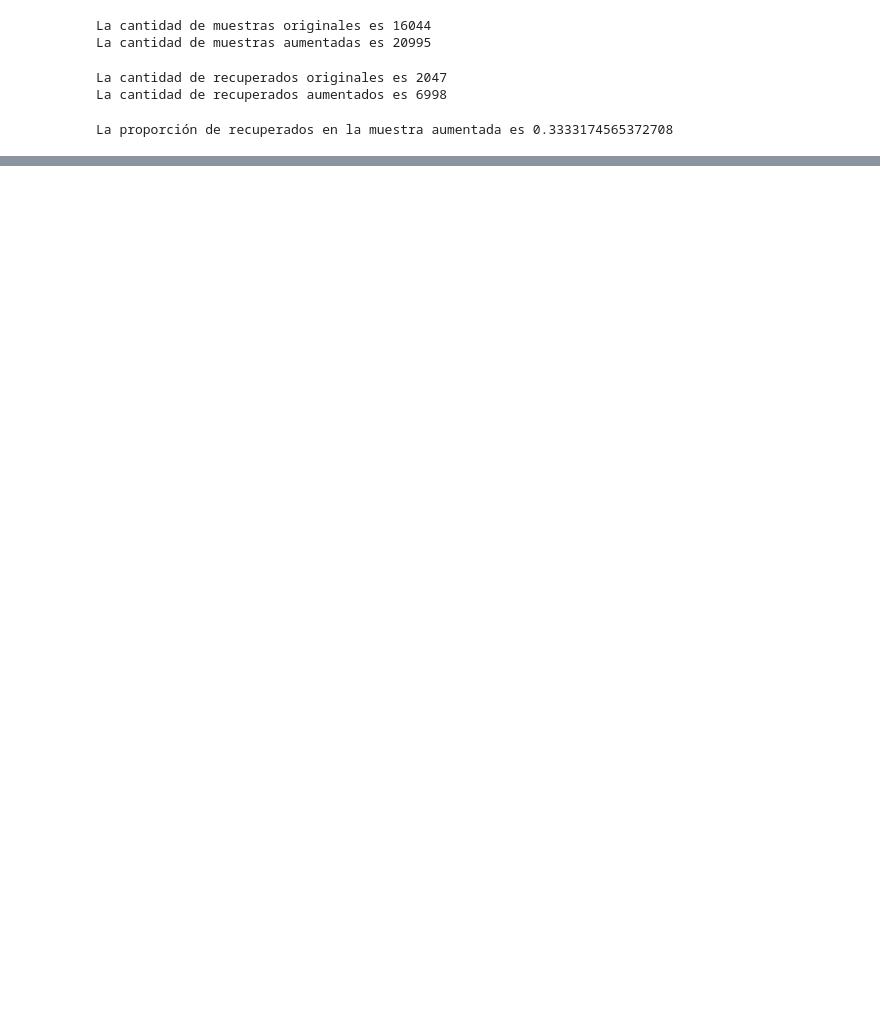
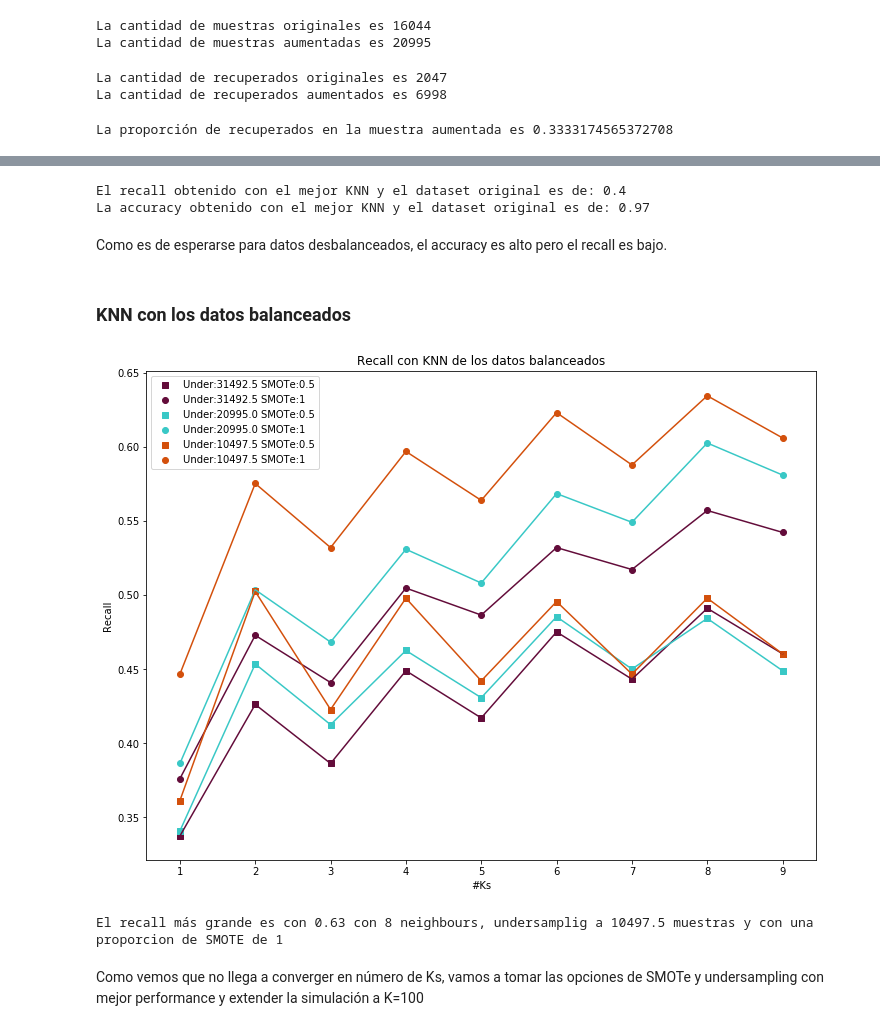
Before and after one commit to ilcarbo/robo_autos, a Jupyter notebook: clasficadorSMOTE.ipynb, the cells around one changed output, grey strips where cells are left out. Drawn from its saved outputs; the diff is of its cells as text; code cells hidden in the pictures; blank space fills up the shorter version.

```diff
--- a/clasficadorSMOTE.ipynb
+++ b/clasficadorSMOTE.ipynb
@@ -339,0 +311,12 @@ print(cm_rf)
+# %%
+print('El recall obtenido con el mejor KNN y el dataset original es de:',
+      + round(recall_score(ytest, ypred_rf),2))
+print('La accuracy obtenido con el mejor KNN y el dataset original es de:',
+      + round(accuracy_score(ytest, ypred_rf),2))
+# %% [output]
+El recall obtenido con el mejor KNN y el dataset original es de: 0.4
+La accuracy obtenido con el mejor KNN y el dataset original es de: 0.97
+# %% [markdown]
+Como es de esperarse para datos desbalanceados, el accuracy es alto pero el recall es bajo.
+# %% [markdown]
+### KNN con los datos balanceados
@@ -339,0 +368,33 @@ print(cm_rf)
+# %%
+# Veamos el recall en función de K para los datos balanceados
+markers = ['s', 'o']
+plt.figure(figsize=(12,9))
+plt.xlabel('#Ks')
+plt.ylabel('Recall')
+plt.title('Recall con KNN de los datos balanceados')
+for idx_under in range(0,np.shape(params_under)[0]):
+    for idx_smote in range(0,np.shape(params_smote)[0]):
+        plt.plot(Ks, balanced_recall_knn[idx_under, idx_smote, :],
+                 color=customPalette[idx_under])
+        plt.scatter(Ks, balanced_recall_knn[idx_under, idx_smote, :],
+                    color=customPalette[idx_under], marker=markers[idx_smote],
+                    label='Under:'+ str(params_under[idx_under])+ ' SMOTe:' + str(params_smote[idx_smote]))
+plt.legend()
+plt.savefig('./figs/Recalls_SMOTe_KNN.png')
+# %% [output]
+[figure, added]
+# %%
+# Cuál es el mejor recall en el KNN con los datos balanceados
+max_recall = np.amax(balanced_recall_knn)
+max_under  = params_under[np.where(balanced_recall_knn == np.amax(balanced_recall_knn))[0][0]]
+max_smote  = params_smote[np.where(balanced_recall_knn == np.amax(balanced_recall_knn))[1][0]]
+max_K      = Ks[np.where(balanced_recall_knn == np.amax(balanced_recall_knn))[2][0]]
+
+print("El recall más grande es con " + str(round(max_recall,2))+
+      ' con '+ str(max_K)+ ' neighbours'+
+      ', undersamplig a '+ str(max_under) + ' muestras'+
+      ' y con una proporcion de SMOTE de '+ str(max_smote))
+# %% [output]
+El recall más grande es con 0.63 con 8 neighbours, undersamplig a 10497.5 muestras y con una proporcion de SMOTE de 1
+# %% [markdown]
+Como vemos que no llega a converger en número de Ks, vamos a tomar las opciones de SMOTe y undersampling con mejor performance y extender la simulación a K=100
```
Also changed, not shown: parts of 71 cells of this notebook, 2 other files.
